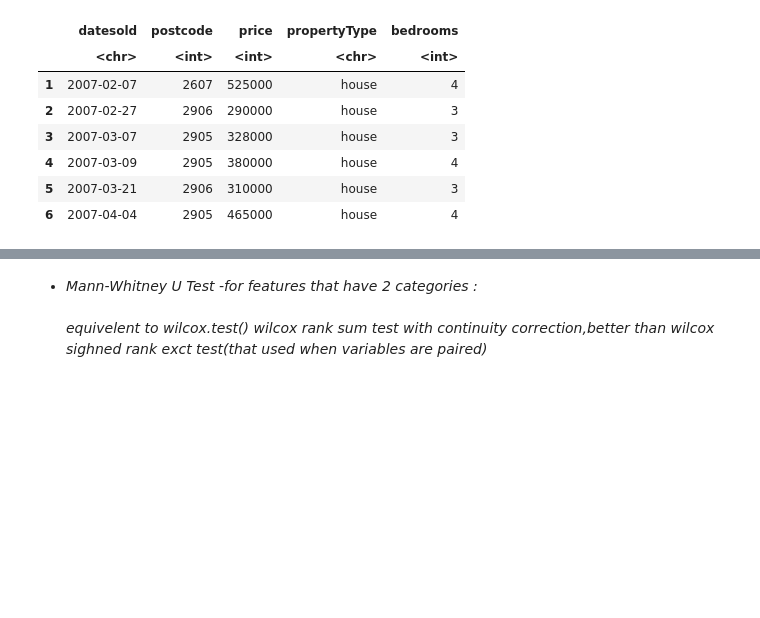
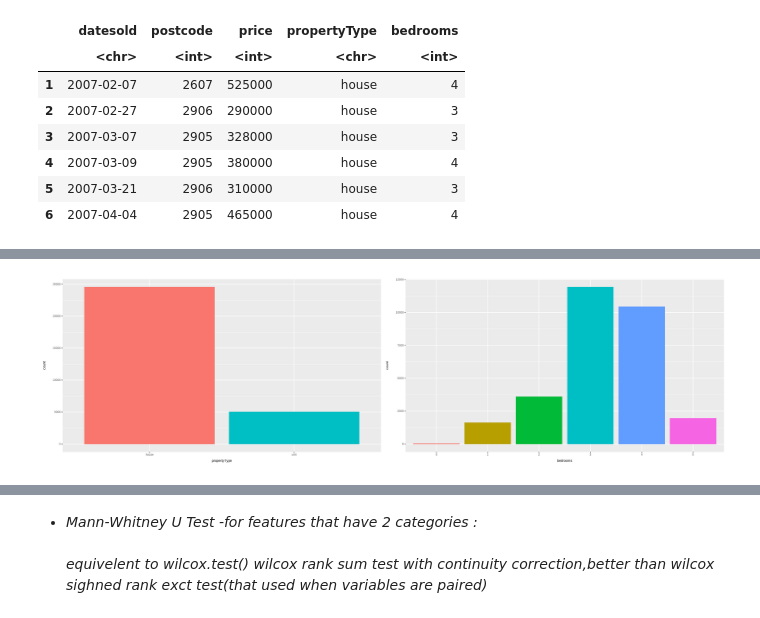
Before and after one commit to omars1234/TimeSeries_ML, a Jupyter notebook: House_prices_Analysis/stats.ipynb, the cells around one changed output, grey strips where cells are left out. Saved outputs shown, nothing was run; the diff lists cells and outputs as text; code cells hidden in the pictures; blank space fills up the shorter version.

```diff
--- a/House_prices_Analysis/stats.ipynb
+++ b/House_prices_Analysis/stats.ipynb
@@ -66,0 +98,5 @@ $ bedrooms     <fct> 4, 3, 3, 4, 3, 4, 3, 4, 3, 3, 3, 3, 4, 4, 4, 5, 3, 5, 4,
+# %%
+df  %>% ggplot(aes(x = propertyType,fill=propertyType))+geom_bar(show.legend = FALSE)+
+df  %>% ggplot(aes(x = bedrooms,fill=bedrooms))+geom_bar(show.legend = FALSE)
+# %% [output]
+[figure, added]
```
Also changed, not shown: parts of 38 cells of this notebook.
